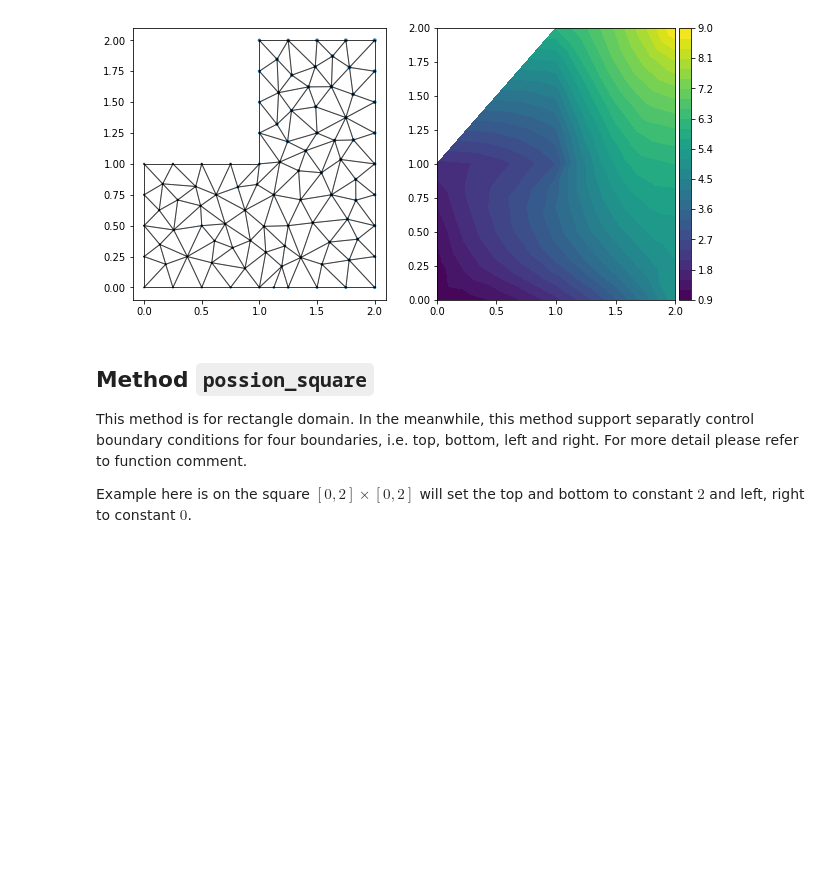
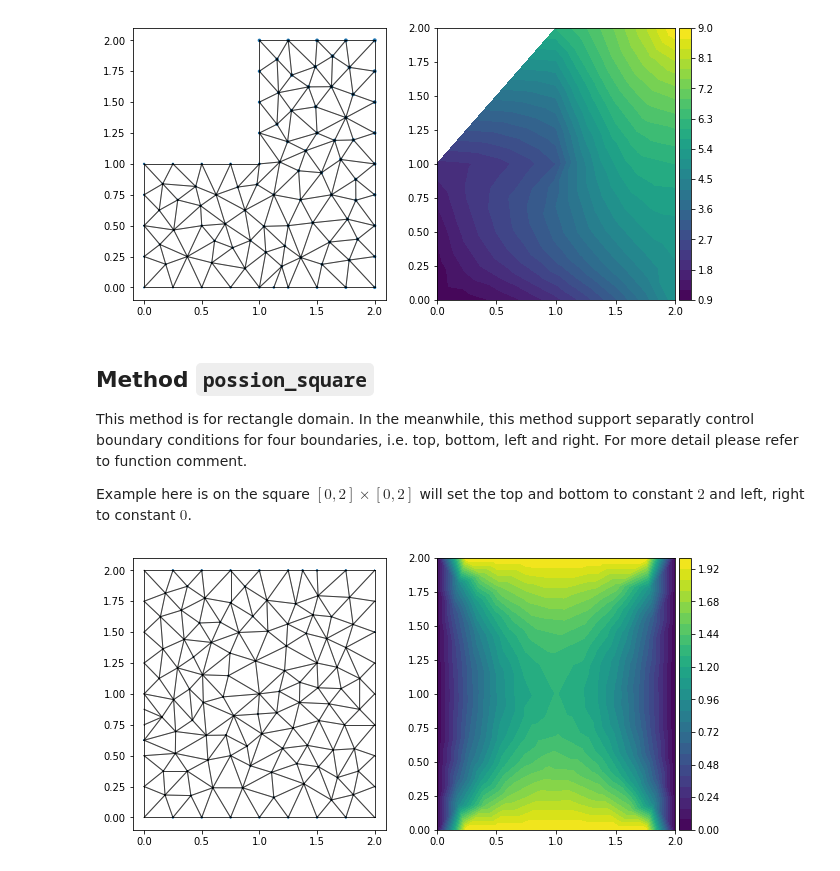
Before and after one commit to DiffEqML/pde-dataset-generator, a Jupyter notebook: notebook/possion.ipynb, the cells around one changed output. Saved outputs shown, nothing was run; the diff lists cells and outputs as text; code cells hidden in the pictures; blank space fills up the shorter version.

Commit message:
Complete square possion method

```diff
--- a/notebook/possion.ipynb
+++ b/notebook/possion.ipynb
@@ -118,3 +118,8 @@ possion_square(x0=0,
                tol=1e-4,
                path='../data/possion_square_bc.bin'
                )
+# %%
+graph = load_graphs('../data/possion_square_bc.bin')[0][0]
+plot_graph(graph)
+# %% [output]
+[figure, added]
```
